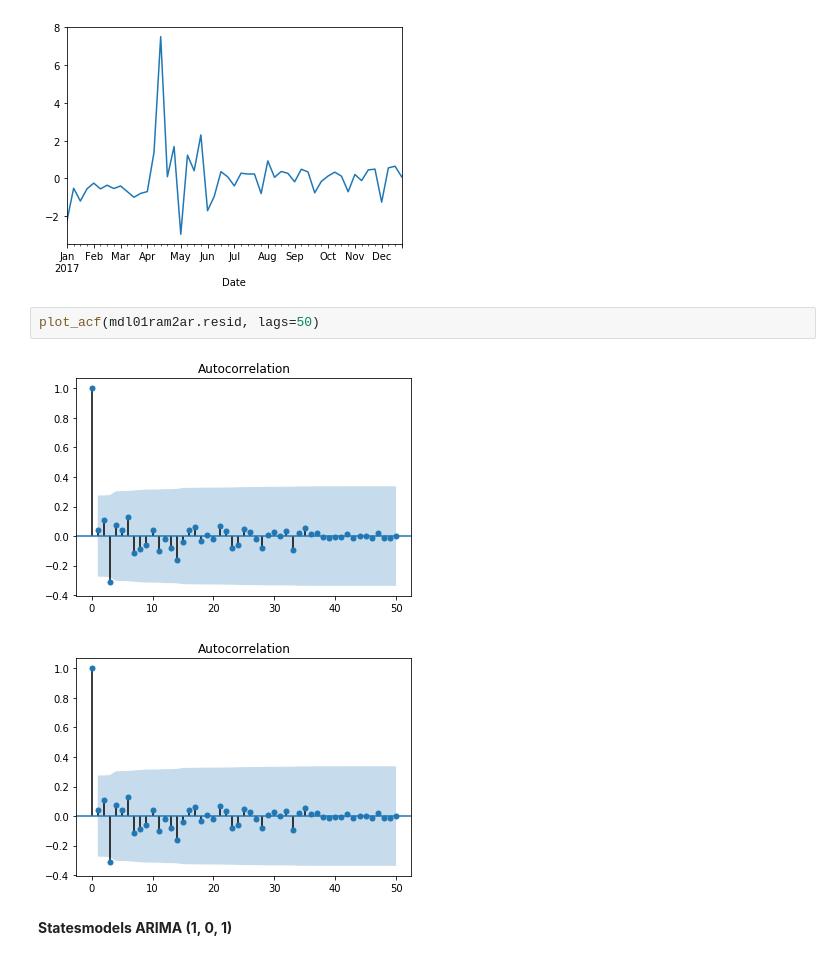
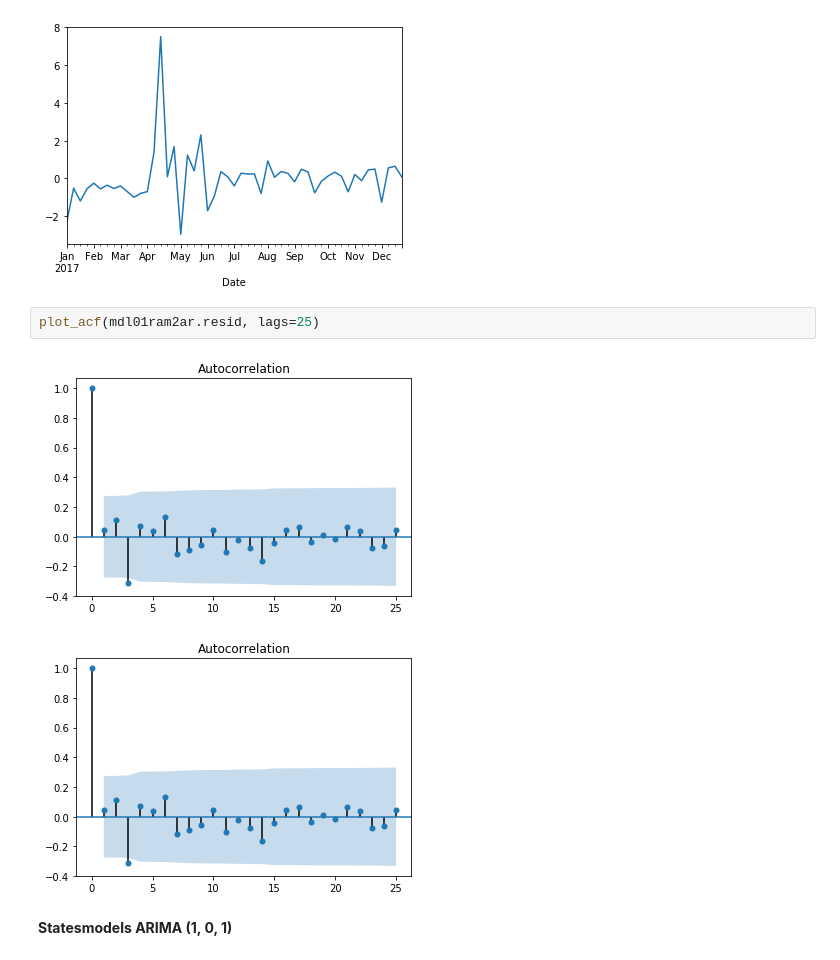
Before and after one commit to datatcy/Frank, a Jupyter notebook: projects/final-project/03-exploratory-analysis/DSPMdl01RAM.ipynb, the cells around one changed output. Cells and saved outputs as stored; diff of their text form.

```diff
--- a/projects/final-project/03-exploratory-analysis/DSPMdl01RAM.ipynb
+++ b/projects/final-project/03-exploratory-analysis/DSPMdl01RAM.ipynb
@@ -169,10 +180,10 @@ mdl01ram2ar.resid.plot()
 <matplotlib.axes._subplots.AxesSubplot at 0x...>
 [figure]
 # %%
-plot_acf(mdl01ram2ar.resid, lags=50)
+plot_acf(mdl01ram2ar.resid, lags=25)
 # %% [output]
-[figure, old version]
+[figure, new version]
-[figure, old version]
+[figure, new version]
 # %% [markdown]
 <b> Statesmodels ARIMA (1, 0, 1)</b>
 # %%
```
Also changed, not shown: parts of 6 cells of this notebook, 2 other files.
